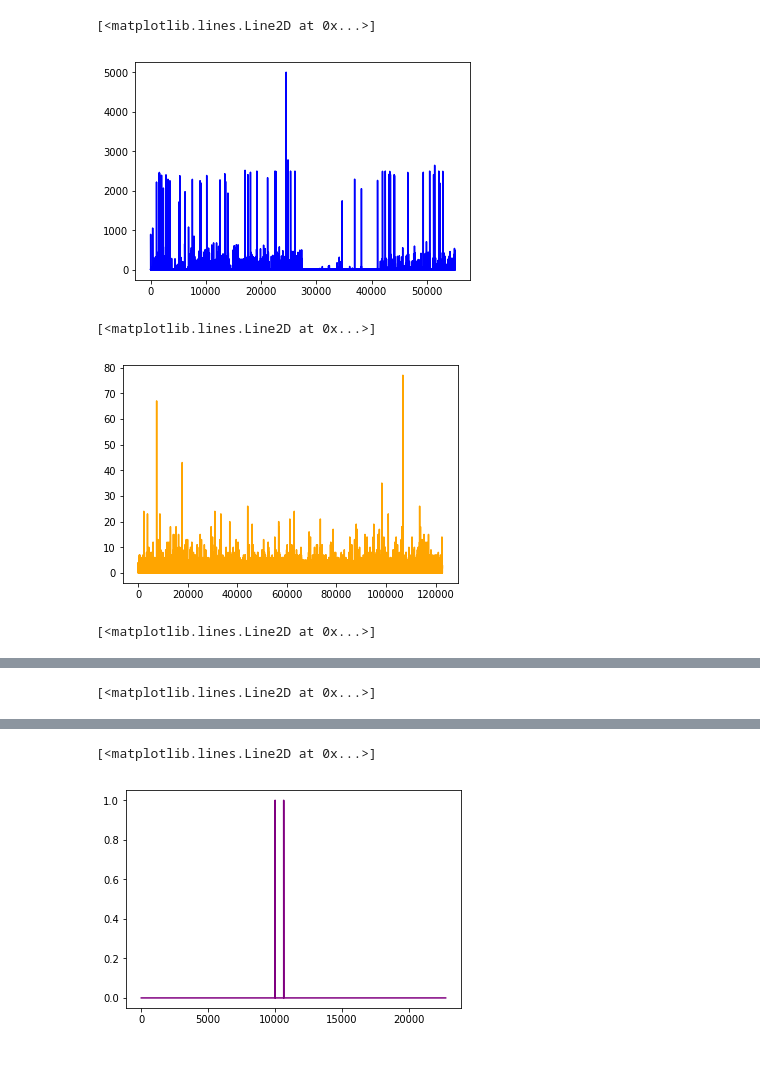
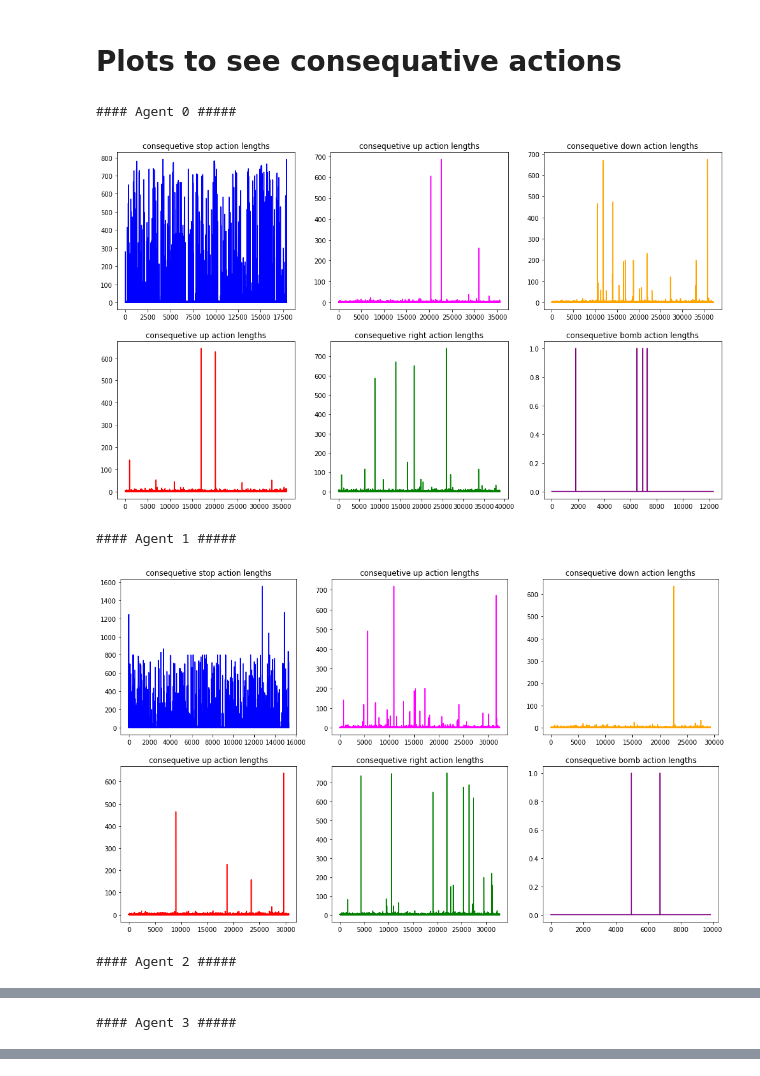
Before and after one commit to AntonPotapchuk/playground, a Jupyter notebook: notebooks/balance_labels.ipynb, the cells around one changed output, grey strips where cells are left out. Drawn from its saved outputs; the diff is of its cells as text; code cells hidden in the pictures.

Commit message:
Update the balance_labels notebook with better looking plots.
  - backward compatible with previous labels.npy format
  - also with new one that includes multiple agents labels.

```diff
--- a/notebooks/balance_labels.ipynb
+++ b/notebooks/balance_labels.ipynb
@@ -2,13 +2,24 @@
 import numpy as np
 from pommerman import constants
 from scipy.stats import describe
-# from matplotlib import pyplot as plt
+from matplotlib import pyplot as plt
 # keep all outputs printed
 from IPython.core.interactiveshell import InteractiveShell
 InteractiveShell.ast_node_interactivity = "all"
 
-labels = np.load('labels.npy')
+# old dataset (no worries, code is compatible)
+# path_to_labels = 'new_train_data/new_labels2.npy'
+# path_to_save_indices = 'new_train_data/picked_indices.npy'
+
+# new dataset format (multiple agents data)
+path_to_labels = 'datasets/new/labels.npy'
+path_to_save_indices = 'datasets/new/picked_indices.npy'
+
+labels = np.load(path_to_labels)
 labels.shape
 
 print(np.sum(labels, axis=0) / len(labels)) # proportion of labels
+
+if(len(labels.shape) == 2): # for the previous dataset format!
+    labels = labels.reshape(-1, 1, 6)
 # %% [output]
@@ -110,24 +136,45 @@ DescribeResult(nobs=122752, minmax=(0, 77), mean=0.4605627606882169, variance=1.
 # plt.bar(range(beg,end), bomb_length[beg:end])
 # plt.legend(['stop', 'up', 'down', 'left', 'right', 'bomb'])
 # plt.show()
+# %% [markdown]
+# Plots to see consequative actions
 # %%
 # the plots show the crappy actions (very lengthy one)
 # it seems the SimpleAgent crashed to some deadlock or freezed because of some crappy heuristic?
-beg = 0
-end = -1
-plt.plot(stop_length[beg:end], 'blue')
-plt.show()
-plt.plot(down_length[beg:end], 'orange')
-plt.show()
-plt.plot(left_length[beg:end], 'red')
-plt.show()
-plt.plot(right_length[beg:end], 'green')
-plt.show()
-plt.plot(bomb_length[beg:end], 'purple')
-plt.show()
+def plot_conseq_actions(actions_length, label):
+    """ for one agent """
+    stop_length, up_length, down_length, left_length, right_length, bomb_length = actions_length
+    beg = 0
+    end = -1
+    plt.figure(figsize=(17,10))
+    plt.subplot(231)
+    plt.plot(stop_length[beg:end], 'blue')
+    plt.title('consequetive stop action lengths')
+    plt.subplot(232)
+    plt.plot(up_length[beg:end], 'magenta')
+    plt.title('consequetive up action lengths')
+    plt.subplot(233)
+    plt.plot(down_length[beg:end], 'orange')
+    plt.title('consequetive down action lengths')
+    plt.subplot(234)
+    plt.plot(left_length[beg:end], 'red')
+    plt.title('consequetive up action lengths')
+    plt.subplot(235)
+    plt.plot(right_length[beg:end], 'green')
+    plt.title('consequetive right action lengths')
+    plt.subplot(236)
+    plt.plot(bomb_length[beg:end], 'purple')
+    plt.title('consequetive bomb action lengths')
+    plt.show()
+
+# plot the consequative actions for all agents
+for i in range(labels.shape[1]):
+    print("#### Agent %i #####" % i)
+    actions_length = (stop_length[i], up_length[i], down_length[i], left_length[i], right_length[i], bomb_length[i])
+    plot_conseq_actions(actions_length, labels[i])
 # %% [output]
-[<matplotlib.lines.Line2D at 0x...>]
+#### Agent 0 #####
-[figure, old version]
+[figure, new version]
-[<matplotlib.lines.Line2D at 0x...>]
+#### Agent 1 #####
-[figure, old version]
+[figure, new version]
-[<matplotlib.lines.Line2D at 0x...>]
+#### Agent 2 #####
@@ -135 +182 @@ plt.show()
-[<matplotlib.lines.Line2D at 0x...>]
+#### Agent 3 #####
@@ -137,2 +183,0 @@ plt.show()
-[<matplotlib.lines.Line2D at 0x...>]
-[figure, removed]
```
Also changed, not shown: parts of 10 cells of this notebook.
